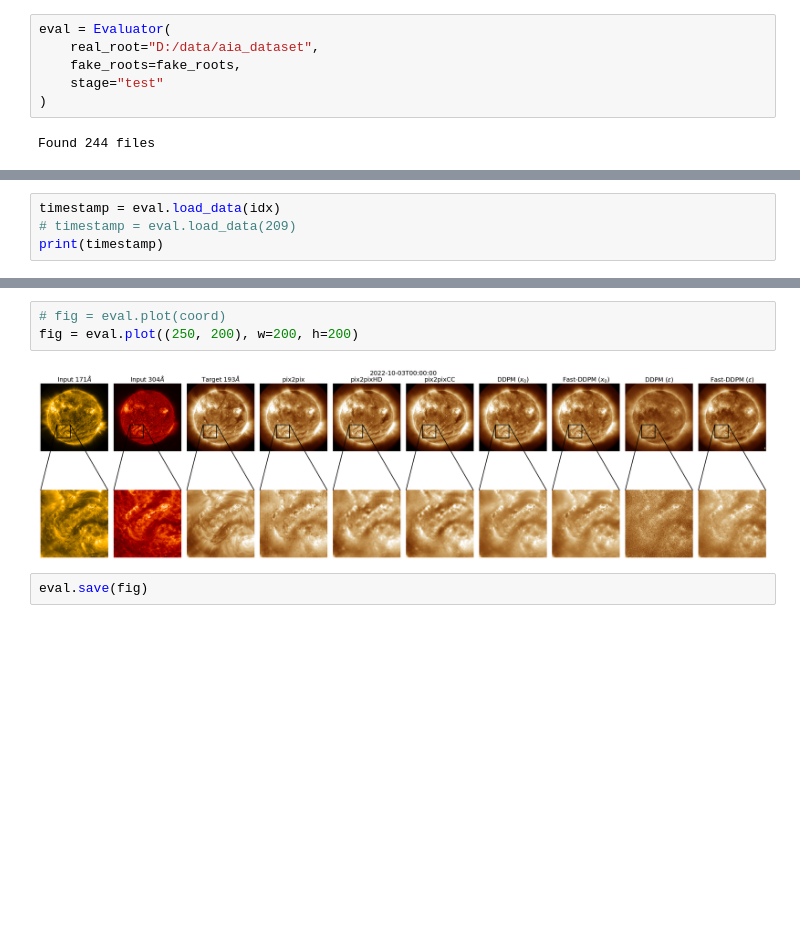
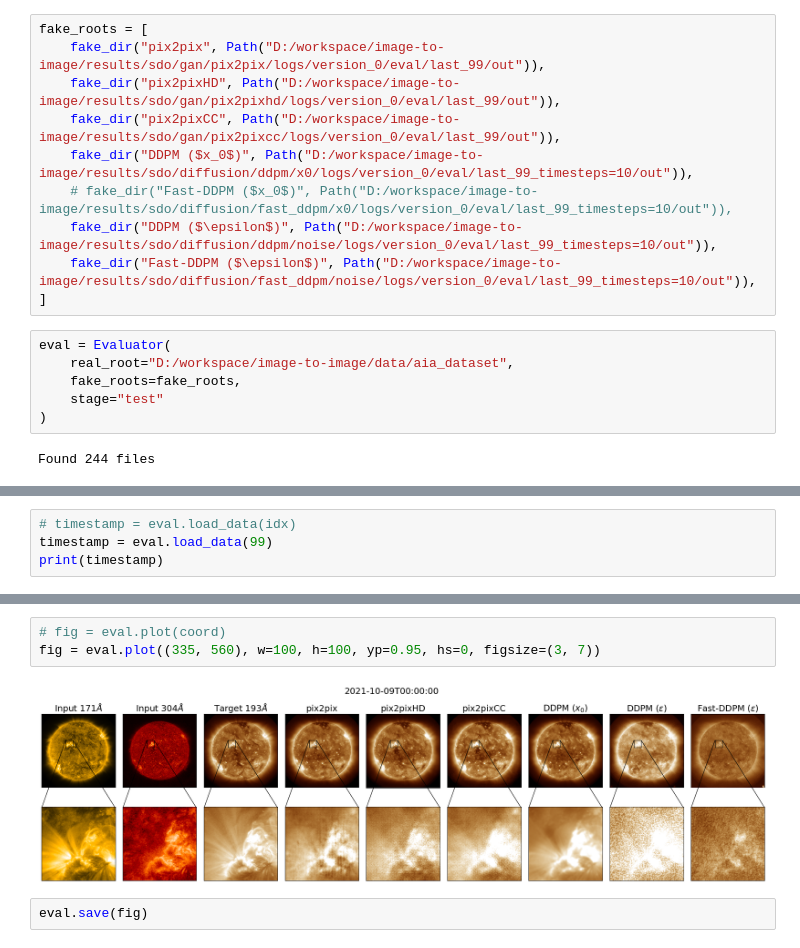
Before and after one commit to mgjeon/image-to-image, a Jupyter notebook: notebooks/results_figures_refine.ipynb, the cells around one changed output, grey strips where cells are left out. Saved outputs shown, nothing was run; the diff lists cells and outputs as text; blank space fills up the shorter version.

```diff
--- a/notebooks/results_figures_refine.ipynb
+++ b/notebooks/results_figures_refine.ipynb
@@ -214,6 +246,16 @@ class Evaluator:
+# %%
+fake_roots = [
+    fake_dir("pix2pix", Path("D:/workspace/image-to-image/results/sdo/gan/pix2pix/logs/version_0/eval/last_99/out")),
+    fake_dir("pix2pixHD", Path("D:/workspace/image-to-image/results/sdo/gan/pix2pixhd/logs/version_0/eval/last_99/out")),
+    fake_dir("pix2pixCC", Path("D:/workspace/image-to-image/results/sdo/gan/pix2pixcc/logs/version_0/eval/last_99/out")),
+    fake_dir("DDPM ($x_0$)", Path("D:/workspace/image-to-image/results/sdo/diffusion/ddpm/x0/logs/version_0/eval/last_99_timesteps=10/out")),
+    # fake_dir("Fast-DDPM ($x_0$)", Path("D:/workspace/image-to-image/results/sdo/diffusion/fast_ddpm/x0/logs/version_0/eval/last_99_timesteps=10/out")),
+    fake_dir("DDPM ($\epsilon$)", Path("D:/workspace/image-to-image/results/sdo/diffusion/ddpm/noise/logs/version_0/eval/last_99_timesteps=10/out")),
+    fake_dir("Fast-DDPM ($\epsilon$)", Path("D:/workspace/image-to-image/results/sdo/diffusion/fast_ddpm/noise/logs/version_0/eval/last_99_timesteps=10/out")),
+]
 # %%
 eval = Evaluator(
-    real_root="D:/data/aia_dataset",
+    real_root="D:/workspace/image-to-image/data/aia_dataset",
     fake_roots=fake_roots,
     stage="test"
 )
@@ -227,5 +269,5 @@ print(idx)
 # %%
-timestamp = eval.load_data(idx)
-# timestamp = eval.load_data(209)
+# timestamp = eval.load_data(idx)
+timestamp = eval.load_data(99)
 print(timestamp)
 # %% [output]
@@ -238,7 +286,7 @@ print(coord)
 # %%
 # fig = eval.plot(coord)
-fig = eval.plot((250, 200), w=200, h=200)
+fig = eval.plot((335, 560), w=100, h=100, yp=0.95, hs=0, figsize=(3, 7))
 # %% [output]
-[figure, old version]
+[figure, new version]
 # %%
 eval.save(fig)
```
Also changed, not shown: parts of 8 cells of this notebook, 16 other files.
